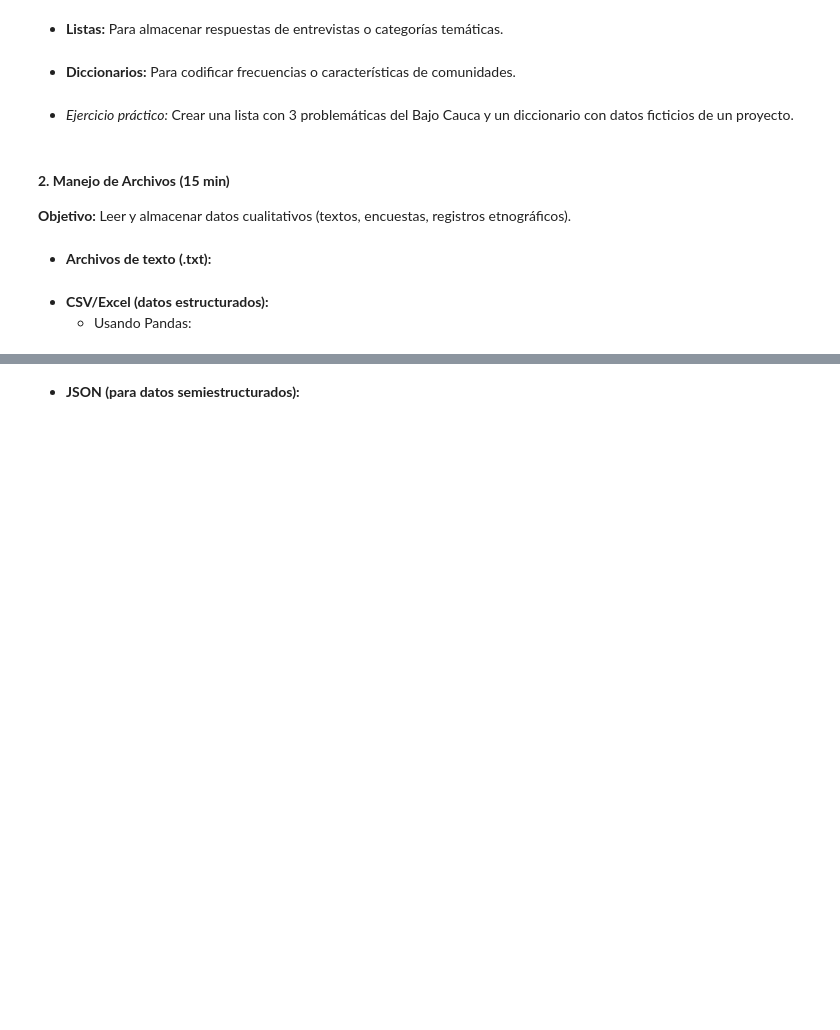
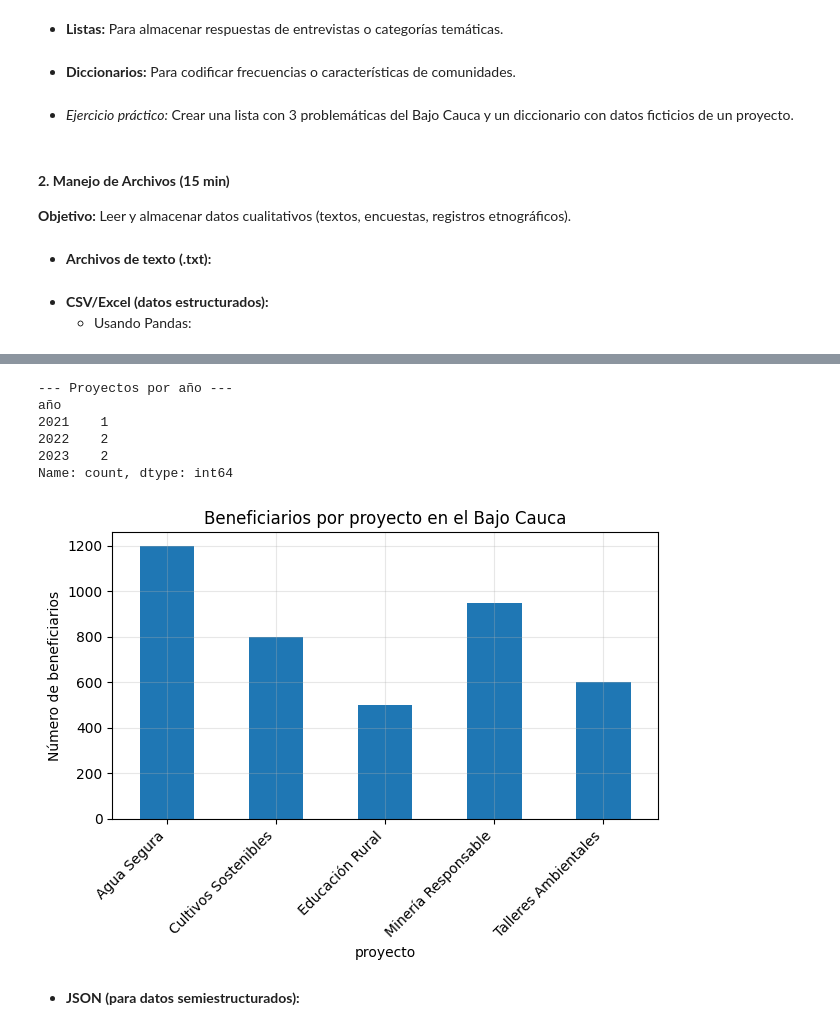
Before and after one commit to marco-canas/linea_invest_didact_math_data, a Jupyter notebook: 1_estrategia_comunicacion/4_jornadas_inv_2025/tools_inv_cuatitativa_python.ipynb, the cells around one changed output, grey strips where cells are left out. Drawn from its saved outputs; the diff is of its cells as text; code cells hidden in the pictures; blank space fills up the shorter version.

```diff
--- a/1_estrategia_comunicacion/4_jornadas_inv_2025/tools_inv_cuatitativa_python.ipynb
+++ b/1_estrategia_comunicacion/4_jornadas_inv_2025/tools_inv_cuatitativa_python.ipynb
@@ -212,0 +269,4 @@ datos = pd.read_csv("encuestas_sostenibilidad.csv")  # Ejemplo: datos de proyect
+# %%
+nombre_archivo = "sostenibilidad_bajo_cauca.xlsx"
+df.to_excel(nombre_archivo, index=False, sheet_name="Encuestas")
+print(f"Archivo '{nombre_archivo}' creado exitosamente!")
@@ -212,0 +275,5 @@ datos = pd.read_csv("encuestas_sostenibilidad.csv")  # Ejemplo: datos de proyect
+# %%
+
+# 2. Leer el archivo Excel recién creado
+df_leido = pd.read_excel(nombre_archivo)
+df_leido
@@ -212,0 +326,27 @@ datos = pd.read_csv("encuestas_sostenibilidad.csv")  # Ejemplo: datos de proyect
+# %%
+
+print("\n--- Proyectos por año ---")
+print(df_leido['año'].value_counts().sort_index())
+# %% [output]
+--- Proyectos por año ---
+año
+2021    1
+2022    2
+2023    2
+Name: count, dtype: int64
+# %%
+
+# 4. Visualización gráfica (opcional)
+import matplotlib.pyplot as plt
+
+# Gráfico de barras: Beneficiarios por proyecto
+df_leido.plot(kind='bar', x='proyecto', y='beneficiarios', legend=False)
+plt.title('Beneficiarios por proyecto en el Bajo Cauca')
+plt.ylabel('Número de beneficiarios')
+plt.xticks(rotation=45, ha='right')
+plt.tight_layout()
+plt.grid(alpha=0.3)
+plt.savefig(r"C:\Users\marco\Downloads\beneficiarios_por_proyecto.png")
+plt.show()
+# %% [output]
+[figure, added]
```
Also changed, not shown: parts of 32 cells of this notebook, 3 other files.
